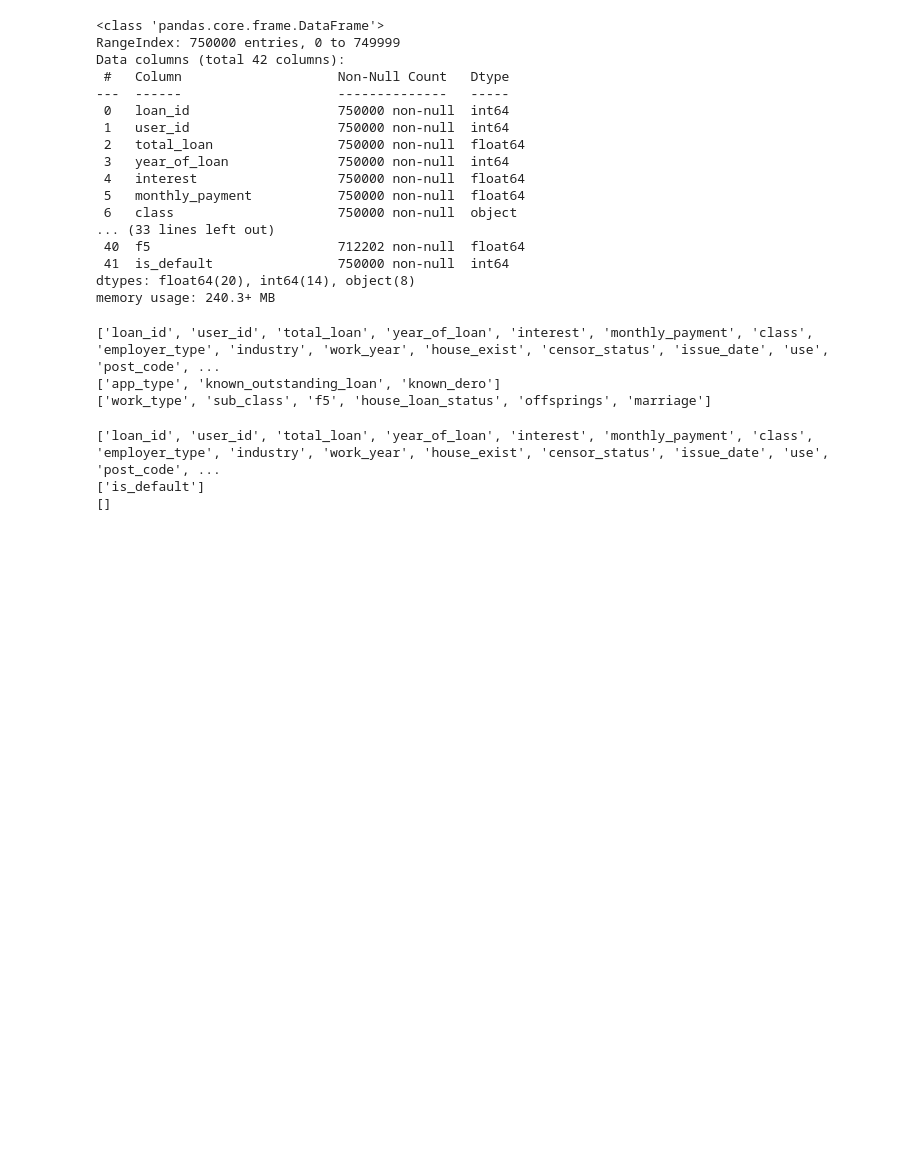
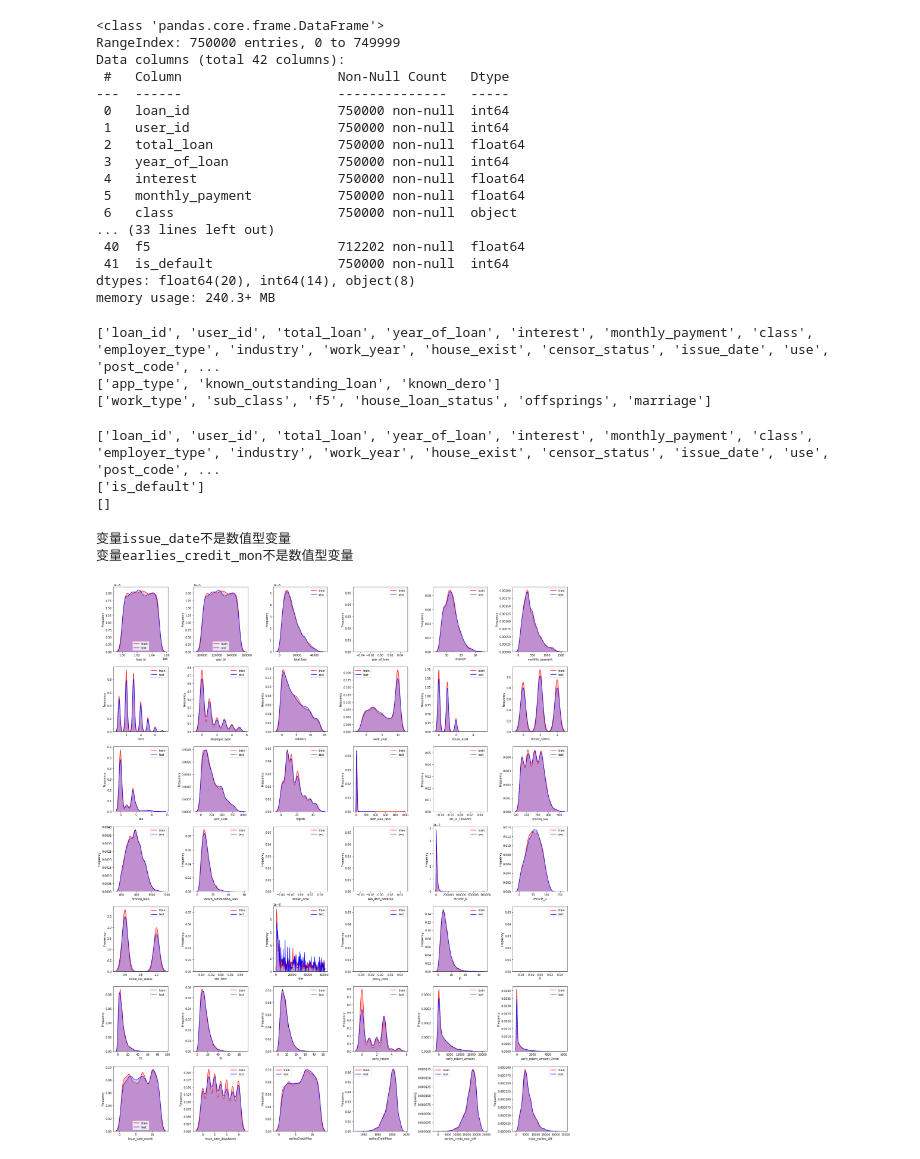
Before and after one commit to jfma-USTC/personal_loan_default_forecast, a Jupyter notebook: code/data_analysis/data_analysis.ipynb, the cells around one changed output. Saved outputs shown, nothing was run; the diff lists cells and outputs as text; code cells hidden in the pictures; blank space fills up the shorter version.

```diff
--- a/code/data_analysis/data_analysis.ipynb
+++ b/code/data_analysis/data_analysis.ipynb
@@ -173,19 +199,30 @@ train_internet_data['earliesCreditYear'] = train_internet_data['earlies_credit_m
 # %%
 # KDE 分布图
+common_cols = []
+for col in test_data.columns:
+    if col in train_public_data.columns:
+        common_cols.append(col)
+    else: continue
+
 dist_cols = 6
-dist_rows = len(test_data.columns.drop(['id', 'score']))
+dist_rows = len(common_cols)
 plt.figure(figsize=(4*dist_cols, 4*dist_rows))
 i = 1
-for col in test_data.columns.drop(['id', 'score', 'label']):
+
+for col in common_cols:
     try:
         ax = plt.subplot(dist_rows, dist_cols, i)
         ax = sns.kdeplot(train_public_data[col], color = 'Red', shade=True)
         ax = sns.kdeplot(test_data[col], color = 'Blue', shade=True)
         ax.set_xlabel(col)
         ax.set_ylabel('Frequency')
         ax = ax.legend(['train','test'])
         i += 1
     except:
         print(f'变量{col}不是数值型变量')
 plt.tight_layout()
 plt.show()
+# %% [output]
+变量issue_date不是数值型变量
+变量earlies_credit_mon不是数值型变量
+[figure, added]
```
Also changed, not shown: parts of 3 cells of this notebook, 2 other files.
